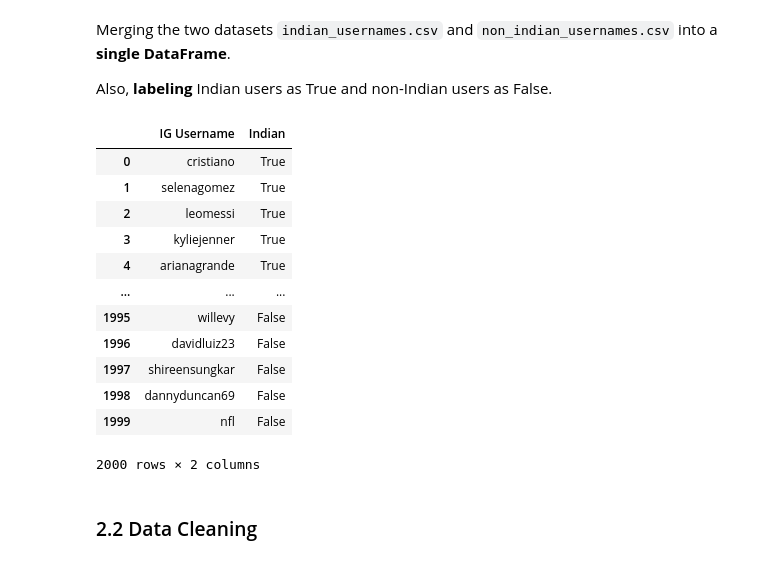
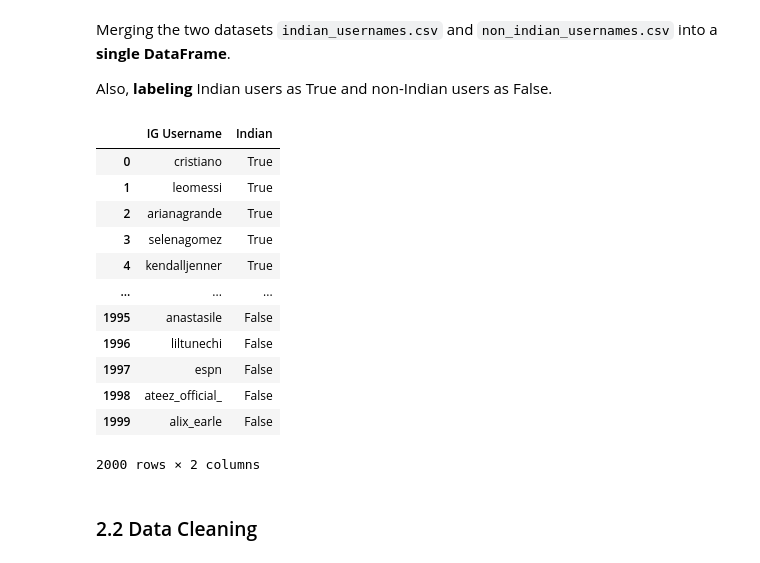
Before and after one commit to PranitMalhotra/Diaspora-Username-Classifier, a Jupyter notebook: main.ipynb, the cells around one changed output. Saved outputs shown, nothing was run; the diff lists cells and outputs as text; code cells hidden in the pictures.

Commit message:
modified datasets, main.ipynb and README

```diff
--- a/main.ipynb
+++ b/main.ipynb
@@ -69,30 +69,30 @@ Merging the two datasets `indian_usernames.csv` and `non_indian_usernames.csv` i
 
 Also, **labeling** Indian users as True and non-Indian users as False.
 # %%
-os.chdir(datasets_folder_path)
+os.chdir('datasets')
 
 indian_usernames_df = pd.read_csv("indian_usernames.csv")
 indian_usernames_df["Indian"] = True
 
 non_indian_usernames_df = pd.read_csv("non_indian_usernames.csv")
 non_indian_usernames_df["Indian"] = False
 
 df = pd.concat([indian_usernames_df, non_indian_usernames_df], axis = 0, ignore_index = True)
 df = df.drop(df.columns[0], axis = 1)
 df
 # %% [output]
 |  | IG Username | Indian |
 | 0 | cristiano | True |
-| 1 | selenagomez | True |
-| 2 | leomessi | True |
-| 3 | kyliejenner | True |
-| 4 | arianagrande | True |
+| 1 | leomessi | True |
+| 2 | arianagrande | True |
+| 3 | selenagomez | True |
+| 4 | kendalljenner | True |
 | ... | ... | ... |
-| 1995 | willevy | False |
-| 1996 | davidluiz23 | False |
-| 1997 | shireensungkar | False |
-| 1998 | dannyduncan69 | False |
-| 1999 | nfl | False |
+| 1995 | anastasile | False |
+| 1996 | liltunechi | False |
+| 1997 | espn | False |
+| 1998 | ateez_official_ | False |
+| 1999 | alix_earle | False |
 2000 rows × 2 columns
 # %% [markdown]
 ### 2.2 Data Cleaning
```
Also changed, not shown: parts of 40 cells of this notebook, 4 other files.
